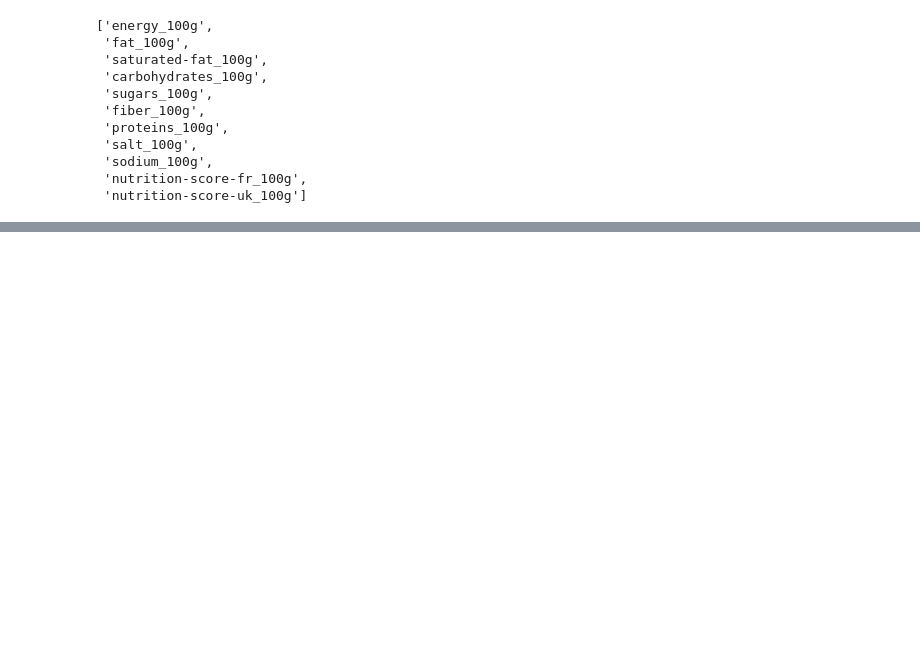
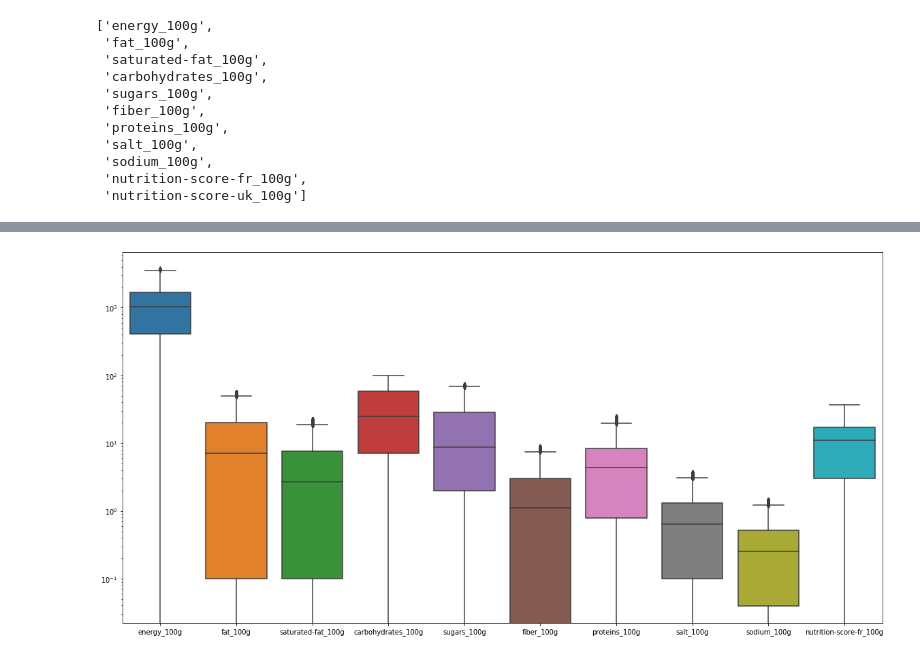
Before and after one commit to hoochycoochie/p3ml, a Jupyter notebook: cleaning.ipynb, the cells around one changed output, grey strips where cells are left out. Cells and saved outputs as stored; diff of their text form; code cells hidden in the pictures; blank space fills up the shorter version.

```diff
--- a/cleaning.ipynb
+++ b/cleaning.ipynb
@@ -287,0 +230,28 @@ memory usage: 15.6+ MB
+# %%
+## suppression de toutes les valeurs nutririonnelles supérieures à 100g
+##df[df[nutriment_cols]>100]
+nutriment_cols=[i for i in df.columns.tolist() if i.endswith('_100g')]
+for col in nutriment_cols:
+    if col !='energy_100g':
+        if len(df[df[col]>100]):
+            #print(df[df[col]>100][col])
+            df.drop(index=df[df[col]>100].index,inplace=True)
+# %%
+## fonction qui calcule les valeurs aberrantes et les supprime et renvoit un nouveau dataframe
+from scipy import stats
+import numpy as np
+
+
+def find_outliers_and_clean(cols):
+    Q1 = df[cols].quantile(0.25)
+    Q3 = df[cols].quantile(0.75)
+    IQR = Q3 - Q1
+
+    outliers= df[((df[cols] < (Q1 - 1.5 * IQR)) |(df[cols] > (Q3 + 1.5 * IQR))).any(axis=1)]
+    #print(outliers.head(5))
+    new_df=df.drop(index=outliers.index)
+    return new_df
+# %%
+## suppression des valeurs aberrantes de la variables energy
+df=find_outliers_and_clean(nutriment_cols)
+df.describe()
@@ -287,0 +268,5 @@ memory usage: 15.6+ MB
+# %%
+g=sns.boxplot(data=df[nutriment_cols])
+g.set_yscale("log")
+# %% [output]
+[figure, added]
```
Also changed, not shown: parts of 31 cells of this notebook, 1 other file.
